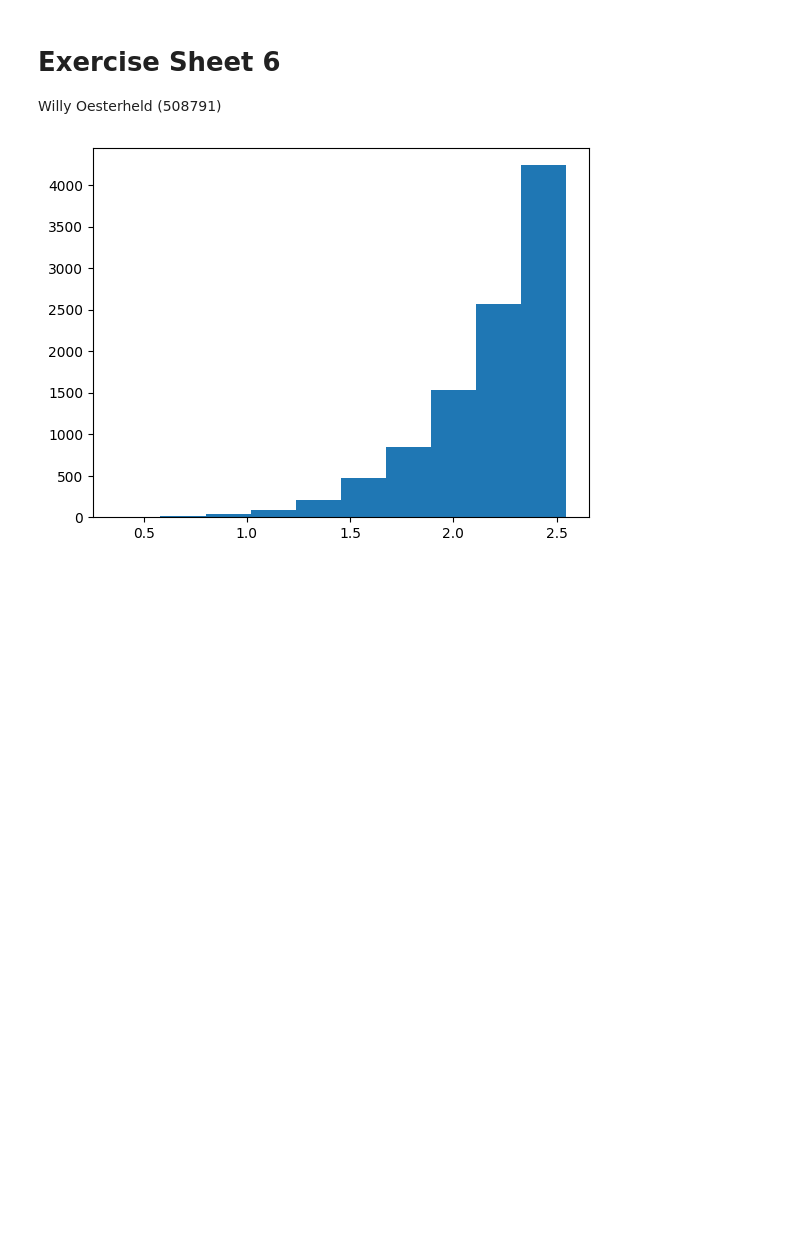
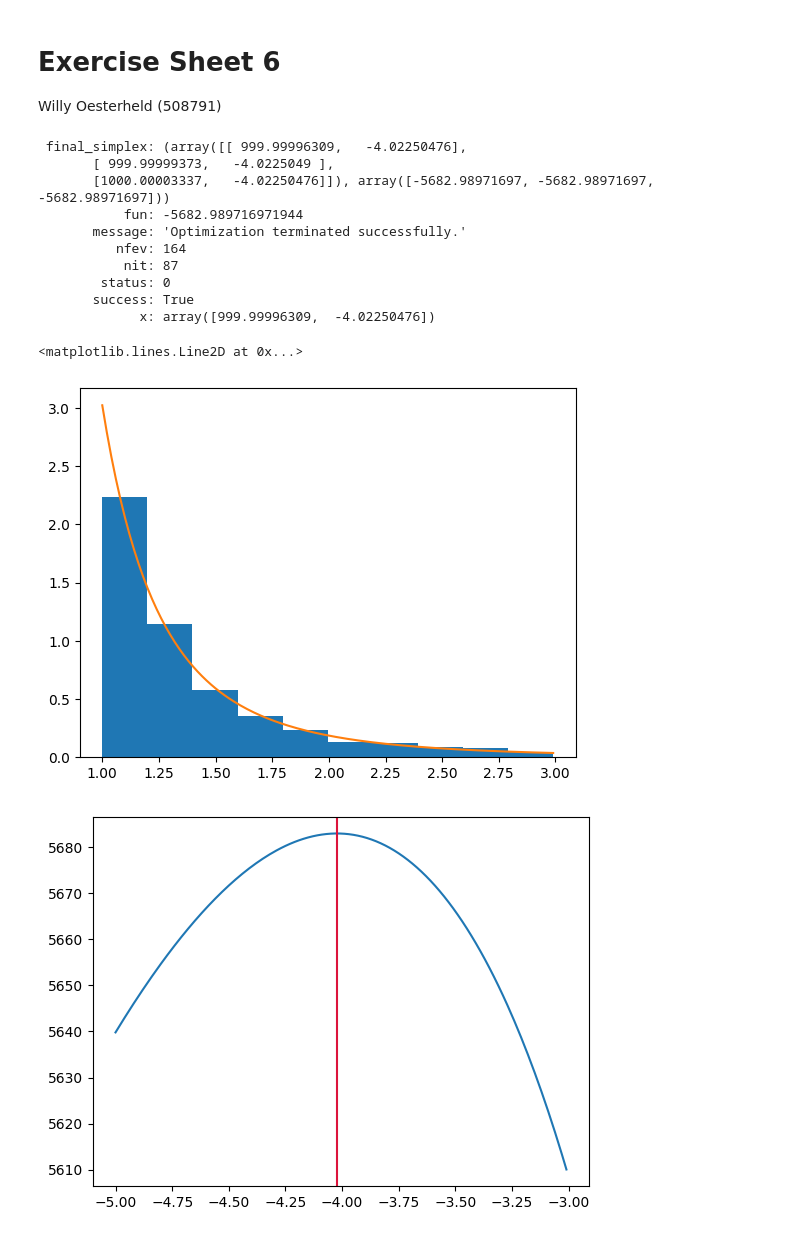
Before and after one commit to aotownsend/StatMethods2022, a Jupyter notebook: submissions/week6/oesterheld_week6.ipynb, the cells around one changed output. Cells and saved outputs as stored; diff of their text form; code cells hidden in the pictures; blank space fills up the shorter version.

Commit message:
submission oesterheld ex 6 with good data

```diff
--- a/submissions/week6/oesterheld_week6.ipynb
+++ b/submissions/week6/oesterheld_week6.ipynb
@@ -7,23 +7,48 @@ import numpy as np
 import matplotlib.pyplot as plt
 import scipy as sp
 import pandas as pd
-# %%
-data = pd.read_csv('../../notebooks/data/ex6_data.txt', header=None)
-x = data[0]
-plt.hist(x)
-
-def model(params, x):
-    return params[0]*x**params[1]
-
-def exll(params, x):
-    y = model(params[1:], x)
-    nonzero = y != 0
-    return -params[0] + np.sum(np.log(params[0]*y[y!=0]))
-
-fit = sp.optimize.minimize(exll, x0=(np.mean(x), 1, 1), args=x,  bounds=((1e-8,None), (1e-8,None), (None, None)))
-
-y = model(fit.x[1:], x)
-
-plt.plot(y)
-# %% [output]
-[figure, removed]
+# %%
+def rndm(g, size=1):
+    """Power-law gen for pdf(x)\propto x^{g} for 1<=x<inf"""
+    r = np.random.rand(size)
+    return r**(1./(g+1))
+
+n = 1000
+g = -4
+x = rndm(g, size=n)
+
+x_plot = np.arange(1,3,0.01)
+plt.hist(x, density=True, range=(x_plot.min(), x_plot.max()))
+
+def pdf(x, g):
+    return np.abs(g+1)*(x)**g
+
+def neg_log_likelyhood(params, x):
+    y = np.log(params[0]) + np.log(pdf(x, params[1]))
+    return params[0] - np.sum(y)
+
+fit = sp.optimize.minimize(neg_log_likelyhood, x0=(1, -2), args=x, method='Nelder-Mead')
+print(fit)
+
+p = pdf(x_plot, fit.x[1])
+plt.plot(x_plot, p)
+
+plt.figure()
+gammas = np.arange(-5, -3, 0.01)
+y = [-neg_log_likelyhood((fit.x[0], g), x) for g in gammas]
+plt.plot(gammas, y)
+plt.axvline(x=fit.x[1], c='crimson')
+# %% [output]
+ final_simplex: (array([[ 999.99996309,   -4.02250476],
+       [ 999.99999373,   -4.0225049 ],
+       [1000.00003337,   -4.02250476]]), array([-5682.98971697, -5682.98971697, -5682.98971697]))
+           fun: -5682.989716971944
+       message: 'Optimization terminated successfully.'
+          nfev: 164
+           nit: 87
+        status: 0
+       success: True
+             x: array([999.99996309,  -4.02250476])
+<matplotlib.lines.Line2D at 0x...>
+[figure, added]
+[figure, added]
```
